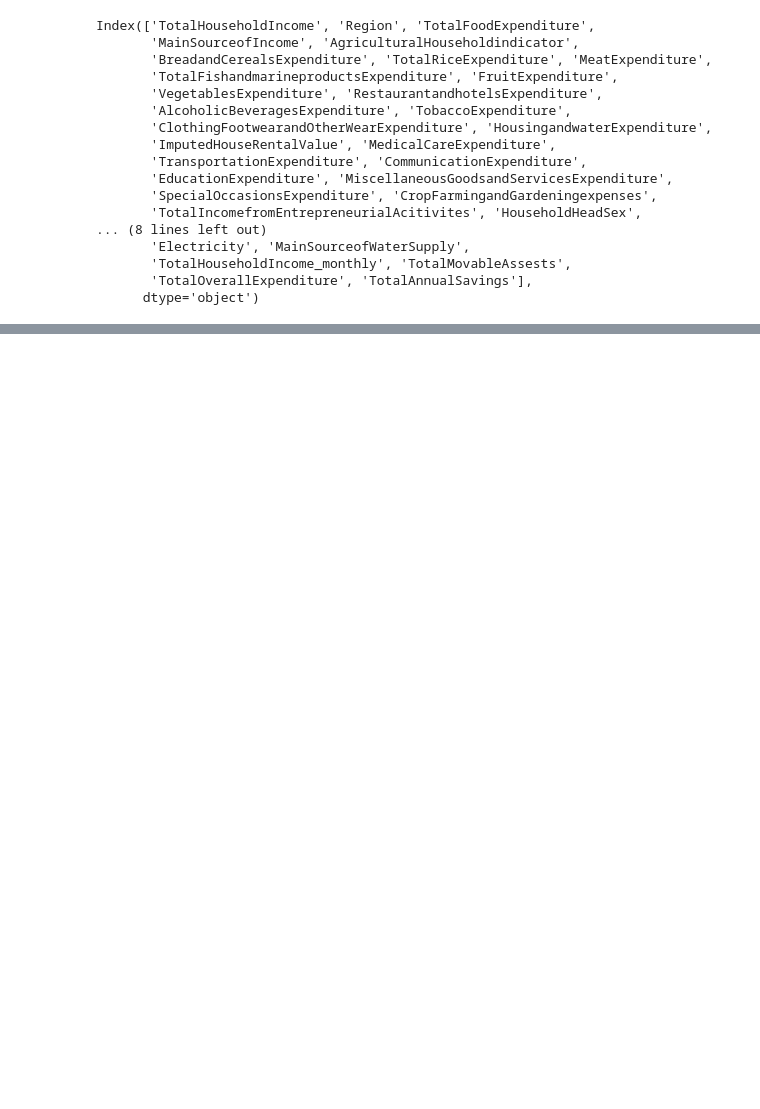
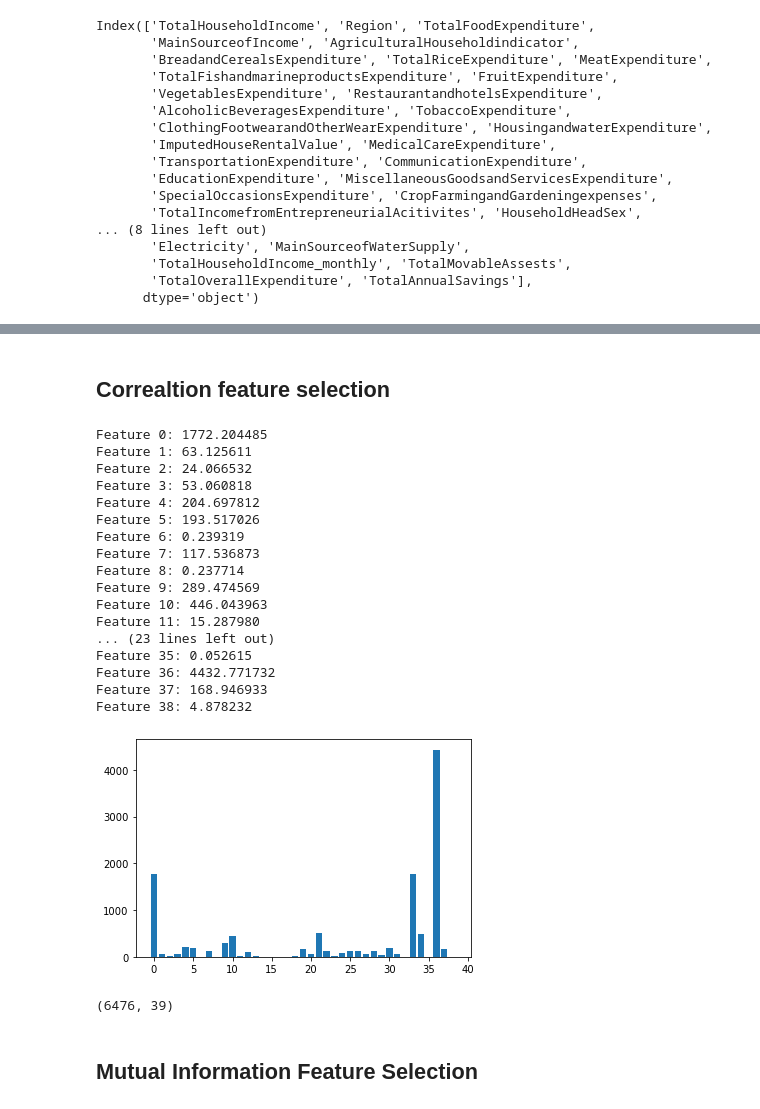
Before and after one commit to ramesht007/Equitable_Taxation_Model, a Jupyter notebook: data_analysis/Low income dataset.ipynb, the cells around one changed output, grey strips where cells are left out. Cells and saved outputs as stored; diff of their text form; code cells hidden in the pictures; blank space fills up the shorter version.

```diff
--- a/data_analysis/Low income dataset.ipynb
+++ b/data_analysis/Low income dataset.ipynb
@@ -144,0 +197,2 @@ data2.head()
+# %% [markdown]
+##  Correaltion feature selection
@@ -144,0 +205,45 @@ data2.head()
+# %%
+# feature selection
+def select_features(X_train, y_train, X_test):
+	# configure to select all features
+	fs = SelectKBest(score_func=f_regression, k='all')
+	# learn relationship from training data
+	fs.fit(X_train, y_train)
+	# transform train input data
+	X_train_fs = fs.transform(X_train)
+	# transform test input data
+	X_test_fs = fs.transform(X_test)
+	return X_train_fs, X_test_fs, fs
+# %%
+X_train_fs, X_test_fs, fs = select_features(X_train, y_train, X_test)
+# %%
+for i in range(len(fs.scores_)):
+	print('Feature %d: %f' % (i, fs.scores_[i]))
+# plot the scores
+pyplot.bar([i for i in range(len(fs.scores_))], fs.scores_)
+pyplot.show()
+# %% [output]
+Feature 0: 1772.204485
+Feature 1: 63.125611
+Feature 2: 24.066532
+Feature 3: 53.060818
+Feature 4: 204.697812
+Feature 5: 193.517026
+Feature 6: 0.239319
+Feature 7: 117.536873
+Feature 8: 0.237714
+Feature 9: 289.474569
+Feature 10: 446.043963
+Feature 11: 15.287980
+... (23 lines left out)
+Feature 35: 0.052615
+Feature 36: 4432.771732
+Feature 37: 168.946933
+Feature 38: 4.878232
+[figure, added]
+# %%
+X_test_fs.shape
+# %% [output]
+(6476, 39)
+# %% [markdown]
+## Mutual Information Feature Selection
```
Also changed, not shown: parts of 28 cells of this notebook, 4 other files.
